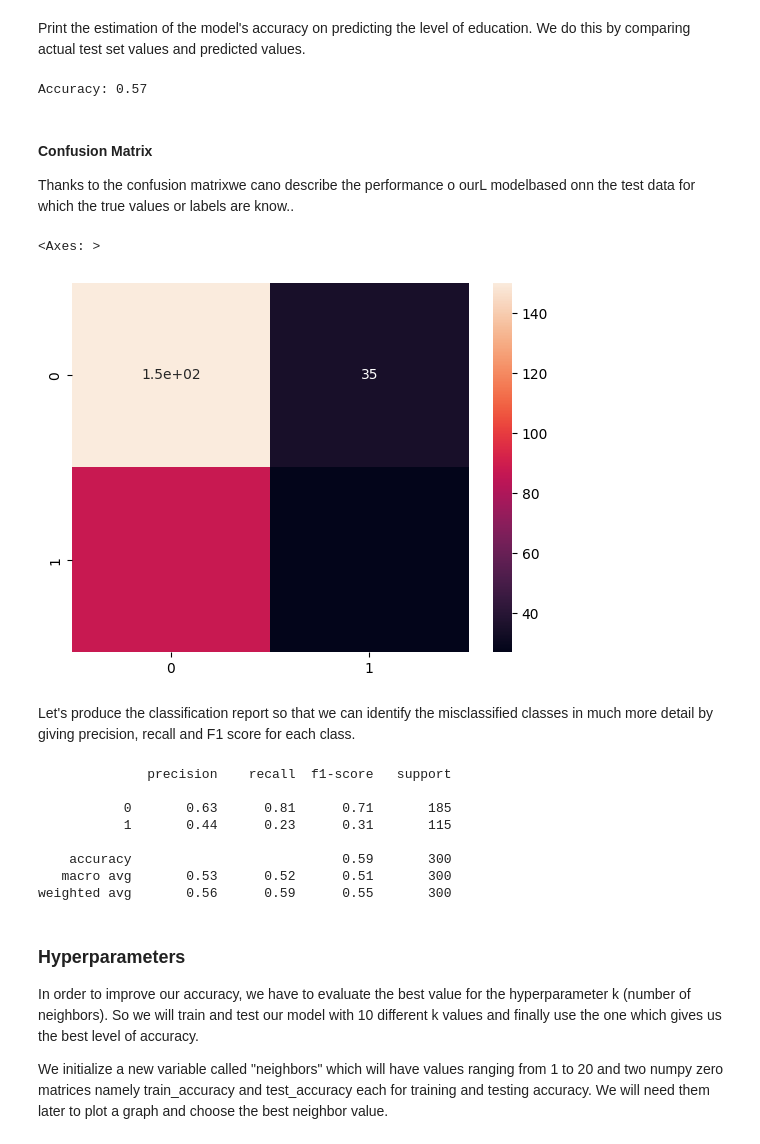
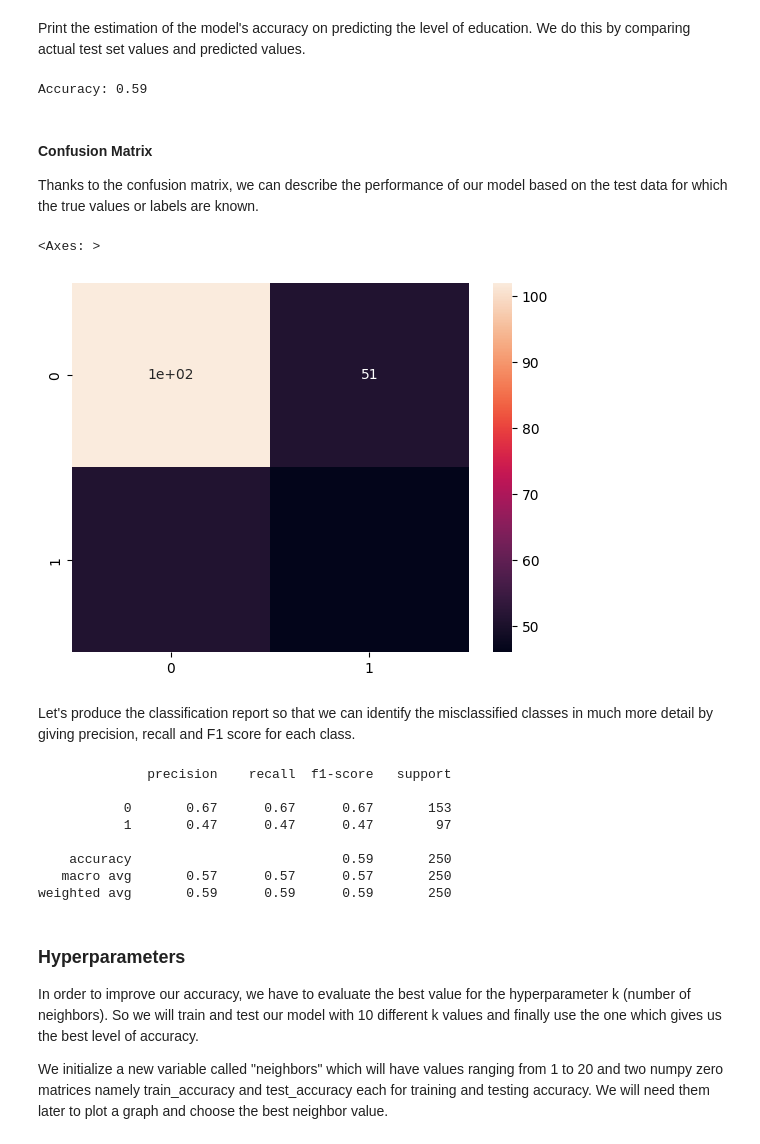
Before and after one commit to TonioLP/CA1-Machine-learning-CCT, a Jupyter notebook: CA1 - Machine Learning.ipynb, the cells around one changed output. Cells and saved outputs as stored; diff of their text form; code cells hidden in the pictures.

```diff
--- a/CA1 - Machine Learning.ipynb
+++ b/CA1 - Machine Learning.ipynb
@@ -271,7 +312,7 @@ grid_search = GridSearchCV(estimator = rf, param_grid = param_grid,
                           cv = 4, n_jobs = -1,verbose = 1)
 # %%
 # Fit the grid search to the data
-grid_search.fit(X_train, y_train)
+grid_search.fit(X_train_25, y_train_25)
 # %% [output]
 Fitting 4 folds for each of 72 candidates, totalling 288 fits
 GridSearchCV(cv=4, estimator=RandomForestClassifier(), n_jobs=-1,
@@ -289,12 +330,12 @@ We can get accuracy of 0.6014285714285714 using {'max_depth': 5, 'max_features':
 # Fitting the final model with the best parameters obtained from grid search
 from sklearn.ensemble import RandomForestClassifier
 rfc = RandomForestClassifier(bootstrap=True,
-                             max_depth=5,
-                             min_samples_leaf=100,
+                             max_depth=3,
+                             min_samples_leaf=50,
                              min_samples_split=200,
-                             max_features=10,
-                             n_estimators=200)
+                             max_features=5,
+                             n_estimators=100)
 # %%
 # fit
-rfc.fit(X_train,y_train)
+rfc.fit(X_train_25,y_train_25)
 # %% [output]
@@ -338,10 +386,10 @@ from sklearn.neighbors import KNeighborsClassifier
 kNN = KNeighborsClassifier(n_neighbors = 3)
 
 # Train the model
-kNN.fit(X_train, y_train)
+kNN.fit(X_train_25, y_train_25)
 
 # Predict the response for test dataset
-y_pred = kNN.predict(X_test)
+y_pred_25 = kNN.predict(X_test_25)
 # %% [markdown]
 Print the estimation of the model's accuracy on predicting the level of education.
 We do this by comparing actual test set values and predicted values.
@@ -350,43 +398,43 @@ We do this by comparing actual test set values and predicted values.
 from sklearn import metrics
 
 # Model Accuracy, how often is the classifier correct?
-print( "Accuracy: {:.2f}".format(metrics.accuracy_score(y_test, y_pred)) )
+print( "Accuracy: {:.2f}".format(metrics.accuracy_score(y_test_25, y_pred_25)) )
 # %% [output]
-Accuracy: 0.57
+Accuracy: 0.59
-# %% [markdown]
-#### Confusion Matrix
-Thanks to the  confusion matrixwe cano describe the performance o ourL modelbased onn the test data for which the true values or labels are know..
+# %% [markdown]
+#### Confusion Matrix
+Thanks to the confusion matrix, we can describe the performance of our model based on the test data for which the true values or labels are known.
 # %%
 from sklearn.metrics import confusion_matrix
 import seaborn as sns
 
 # Call a method predict by using an object classifier 'cls_svm'
-y_predict = kNN.predict(X_test)
+y_predict_25 = kNN.predict(X_test_25)
 
 # Calculate cm by calling a method named as 'confusion_matrix'
-cm = confusion_matrix(y_test, y_predict)
+cm = confusion_matrix(y_test_25, y_predict_25)
 
 # Call a method heatmap() to plot confusion matrix
 sns.heatmap(cm, annot = True)
 # %% [output]
 <Axes: >
-[figure, old version]
+[figure, new version]
 # %% [markdown]
 Let's produce the classification report so that we can identify the misclassified classes in much more detail by giving precision, recall and F1 score for each class.
 # %%
 from sklearn.metrics import classification_report
 
 # Display the classification report
-print(classification_report(y_test, y_predict))
+print(classification_report(y_test_25, y_predict_25))
 # %% [output]
               precision    recall  f1-score   support
 
-           0       0.63      0.81      0.71       185
-           1       0.44      0.23      0.31       115
+           0       0.67      0.67      0.67       153
+           1       0.47      0.47      0.47        97
 
-    accuracy                           0.59       300
-   macro avg       0.53      0.52      0.51       300
-weighted avg       0.56      0.59      0.55       300
+    accuracy                           0.59       250
+   macro avg       0.57      0.57      0.57       250
+weighted avg       0.59      0.59      0.59       250
 # %% [markdown]
 ### Hyperparameters
 In order to improve our accuracy, we have to evaluate the best value for the hyperparameter k (number of neighbors).
```
Also changed, not shown: parts of 43 cells of this notebook.
